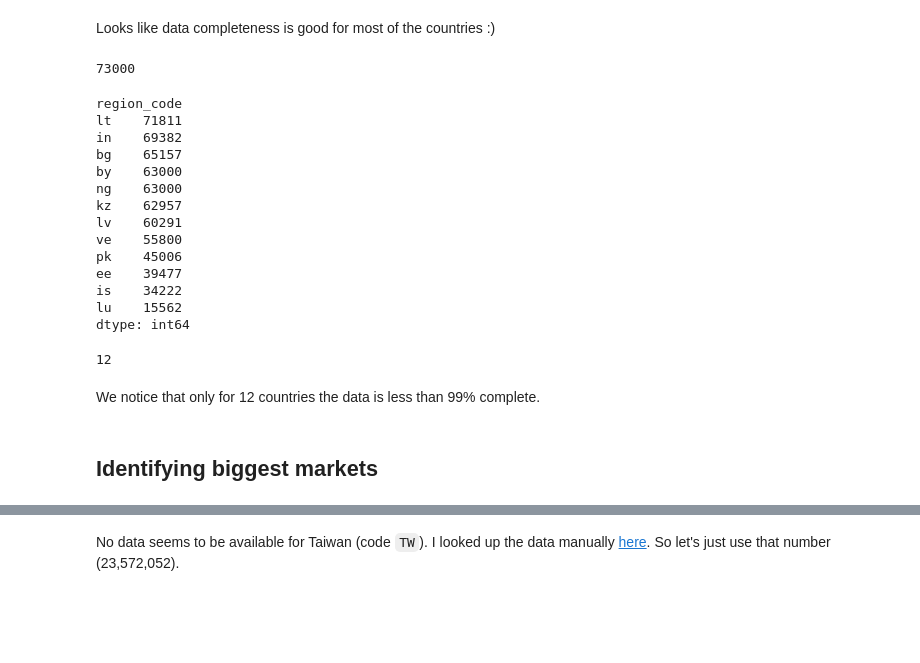
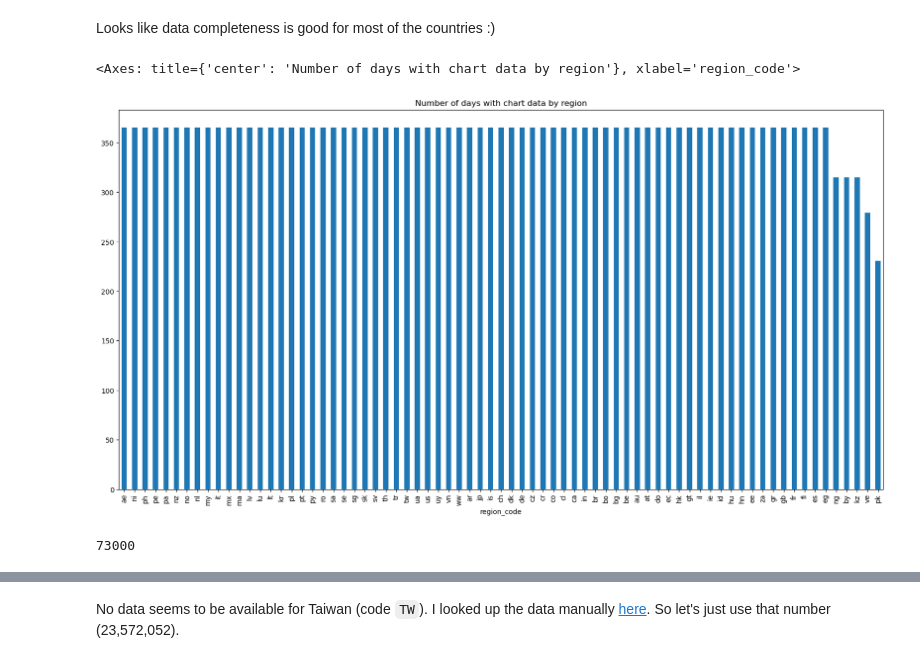
Before and after one commit to Sejmou/spotify-charts-analysis, a Jupyter notebook: notebooks/exploring_2022_charts.ipynb, the cells around one changed output, grey strips where cells are left out. Saved outputs shown, nothing was run; the diff lists cells and outputs as text; code cells hidden in the pictures; blank space fills up the shorter version.

```diff
--- a/notebooks/exploring_2022_charts.ipynb
+++ b/notebooks/exploring_2022_charts.ipynb
@@ -49,32 +51,13 @@ regions.plot.bar(figsize=(20, 10))
 # %% [markdown]
 Looks like data completeness is good for most of the countries :)
+# %%
+days_with_data_by_region = charts.groupby("region_code").date.nunique().sort_values(ascending=False)
+days_with_data_by_region.plot.bar(figsize=(20, 10), title="Number of days with chart data by region")
+# %% [output]
+<Axes: title={'center': 'Number of days with chart data by region'}, xlabel='region_code'>
+[figure, added]
 # %%
 complete_data_chart_entry_count = 365 * 200
 complete_data_chart_entry_count
 # %% [output]
 73000
-# %%
-regions[regions / 73000 < 0.99]
-# %% [output]
-region_code
-lt    71811
-in    69382
-bg    65157
-by    63000
-ng    63000
-kz    62957
-lv    60291
-ve    55800
-pk    45006
-ee    39477
-is    34222
-lu    15562
-dtype: int64
-# %%
-len(regions[regions / 73000 < 0.99])
-# %% [output]
-12
-# %% [markdown]
-We notice that only for 12 countries the data is less than 99% complete.
-# %% [markdown]
-## Identifying biggest markets
```
Also changed, not shown: parts of 48 cells of this notebook.
